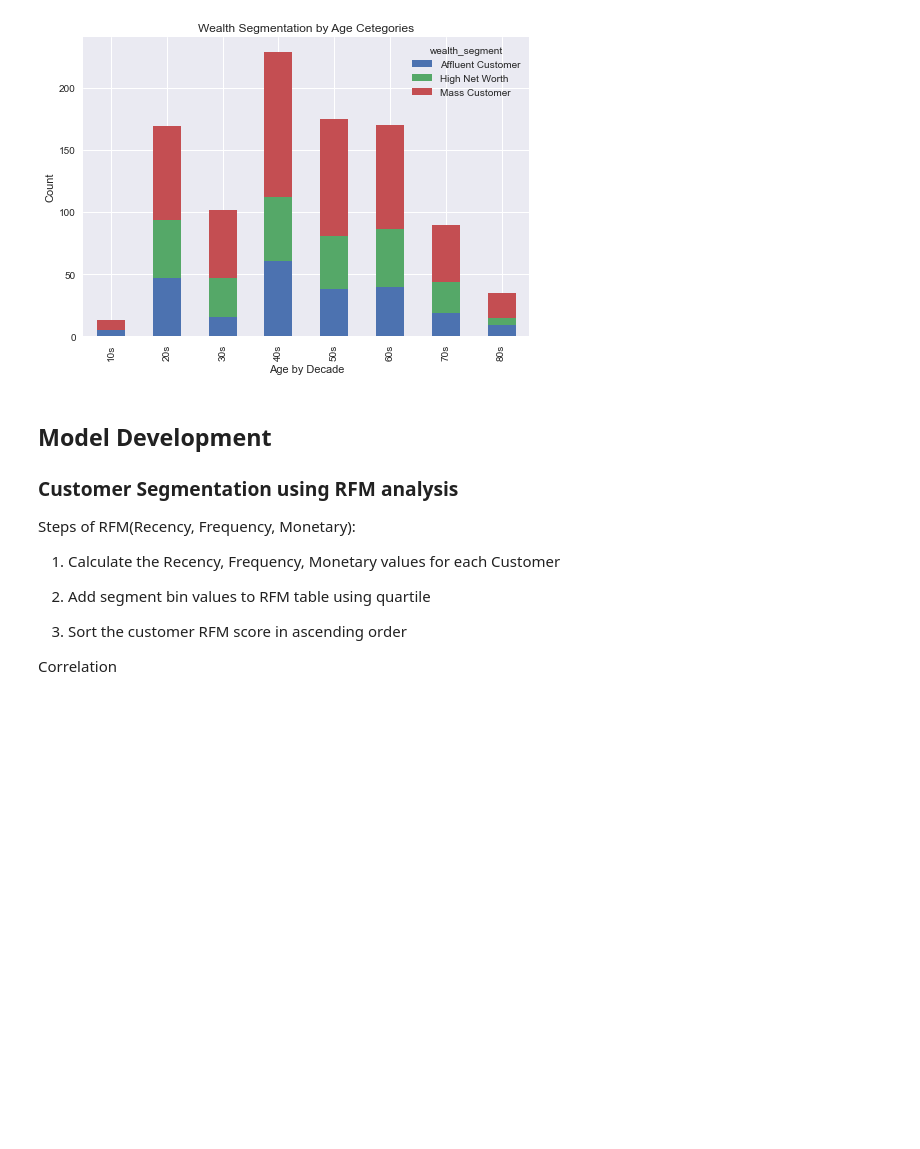
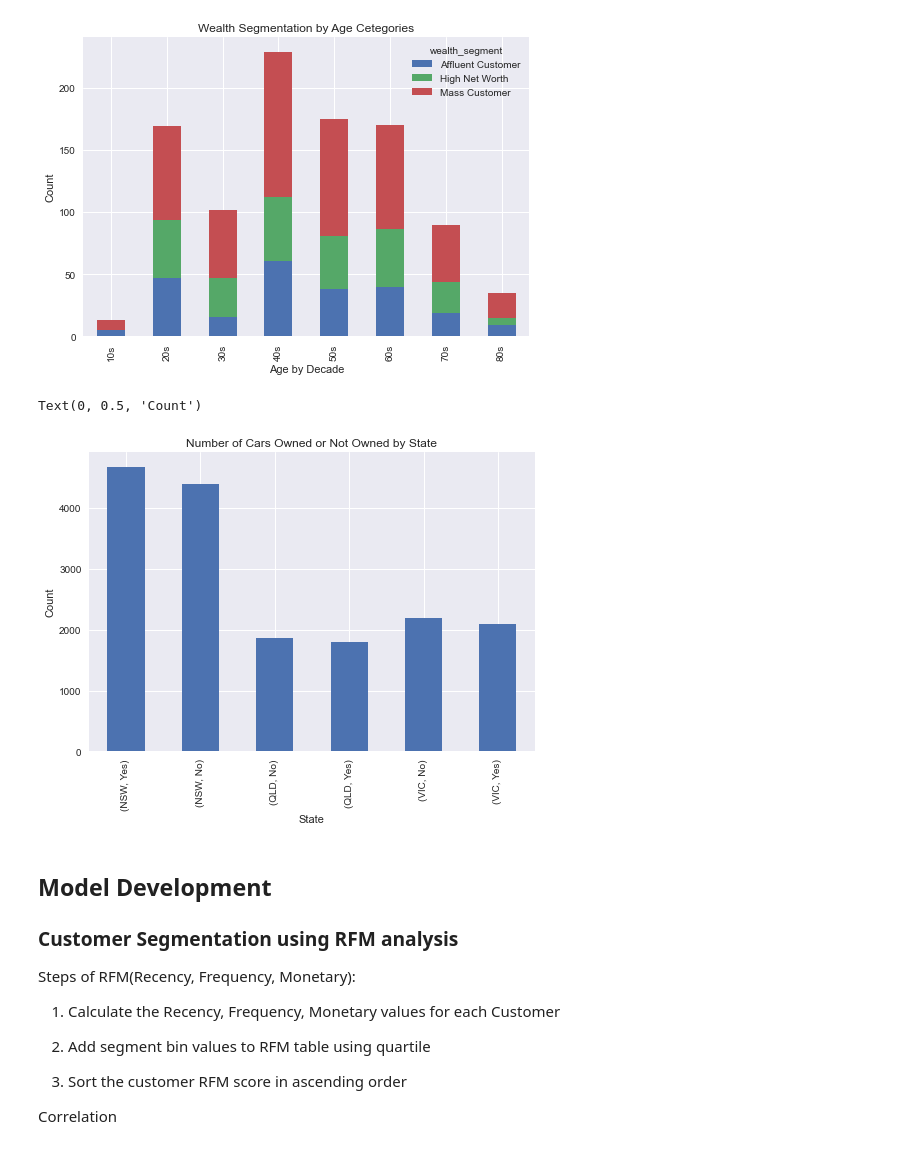
Before and after one commit to jeremychiaa/kpmg-virtual-internship, a Jupyter notebook: sprocket_script.ipynb, the cells around one changed output. Drawn from its saved outputs; the diff is of its cells as text; code cells hidden in the pictures; blank space fills up the shorter version.

```diff
--- a/sprocket_script.ipynb
+++ b/sprocket_script.ipynb
@@ -474,7 +477,14 @@ Text(0, 0.5, 'Count')
 # %%
 # Number of cars owned or not owned by state - grouped bar chart
 # https://matplotlib.org/3.1.1/gallery/lines_bars_and_markers/barchart.html#sphx-glr-gallery-lines-bars-and-markers-barchart-py
-grouped_cars =
+grouped_state = merged_transactions_address.groupby(["state"])
+owns_car = grouped_state["owns_car"].value_counts().plot.bar()
+plt.title("Number of Cars Owned or Not Owned by State")
+plt.xlabel("State")
+plt.ylabel("Count")
+# %% [output]
+Text(0, 0.5, 'Count')
+[figure, added]
 # %% [markdown]
 ## Model Development
 ### Customer Segmentation using RFM analysis
```
Also changed, not shown: parts of 12 cells of this notebook.
